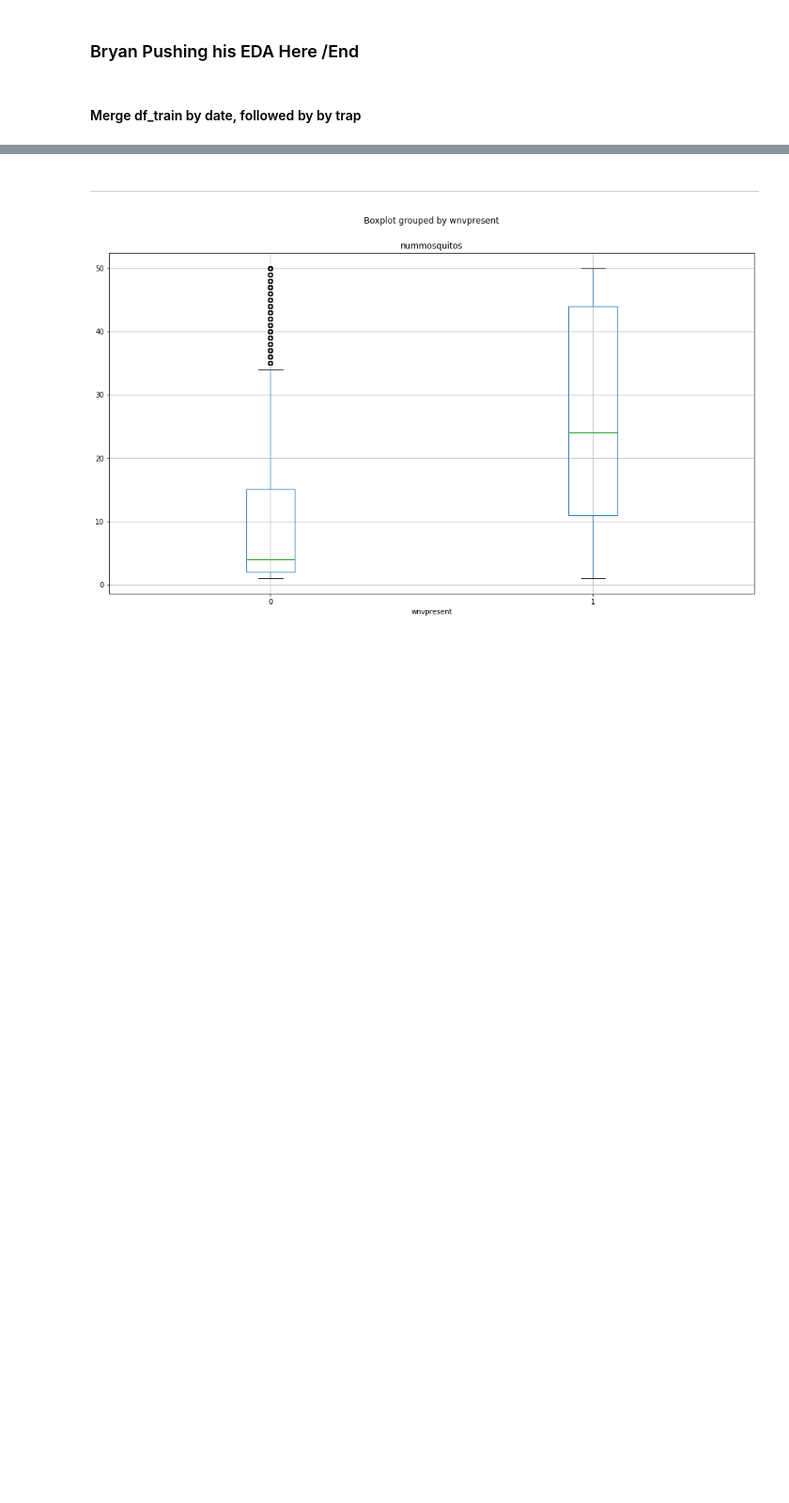
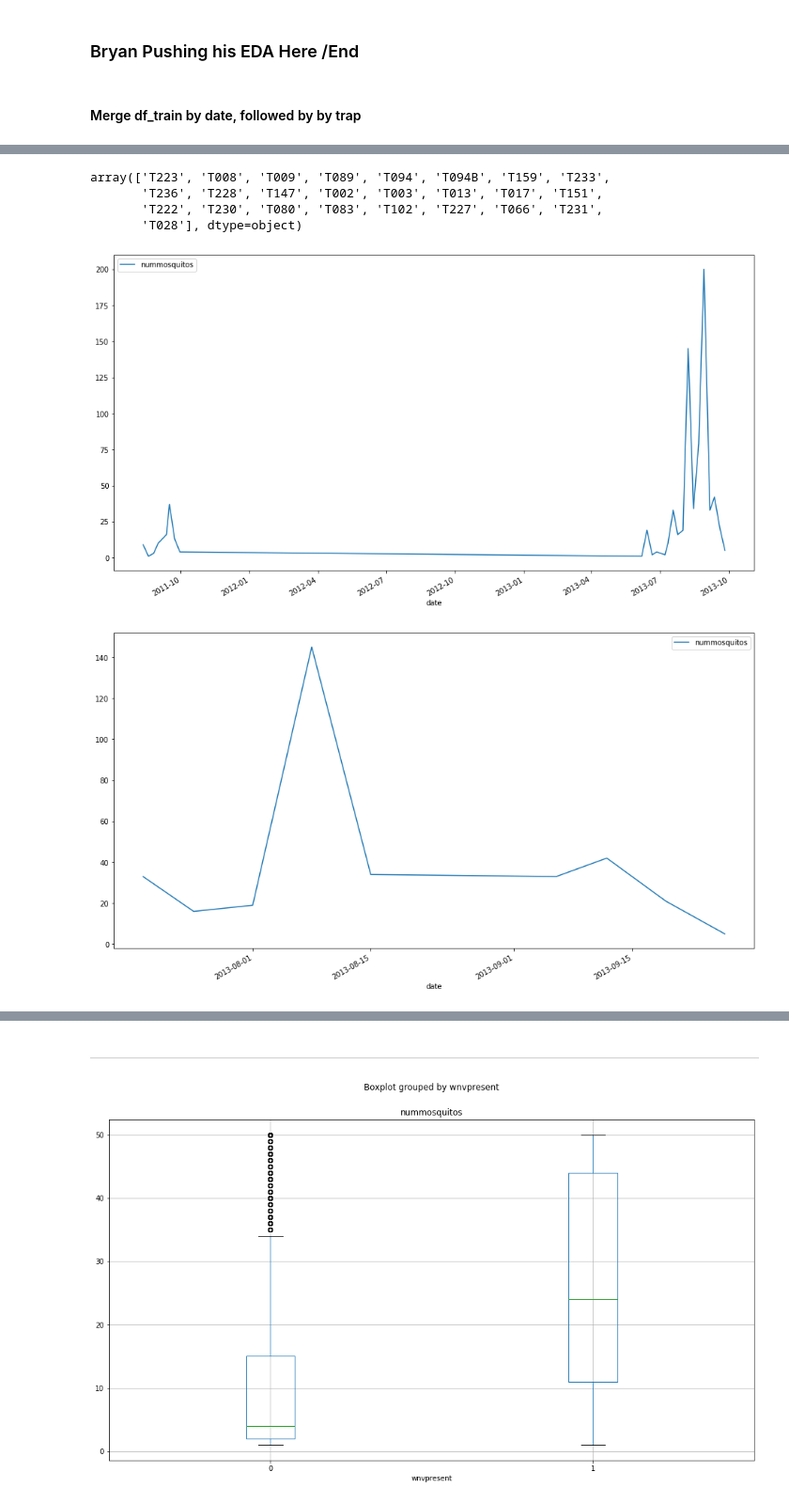
Before and after one commit to DSI-14-P4-BARJ/Project_4_West_Nile_Virus_Prediction, a Jupyter notebook: code/Project_4_West_Nile_Virus_Prediction.ipynb, the cells around one changed output, grey strips where cells are left out. Shown at 94% size. Saved outputs shown, nothing was run; the diff lists cells and outputs as text; code cells hidden in the pictures; blank space fills up the shorter version.

```diff
--- a/code/Project_4_West_Nile_Virus_Prediction.ipynb
+++ b/code/Project_4_West_Nile_Virus_Prediction.ipynb
@@ -724,0 +803,14 @@ df_train_bydate_trap['iswnvspecies'] = df_train_bydate_trap['species'].str.conta
+# %%
+df_train_bydate_trap[df_train_bydate_trap['is_spray']==1].loc[:,['trap']]['trap'].unique()
+# %% [output]
+array(['T223', 'T008', 'T009', 'T089', 'T094', 'T094B', 'T159', 'T233',
+       'T236', 'T228', 'T147', 'T002', 'T003', 'T013', 'T017', 'T151',
+       'T222', 'T230', 'T080', 'T083', 'T102', 'T227', 'T066', 'T231',
+       'T028'], dtype=object)
+# %%
+test_df = df_train_bydate_trap[df_train_bydate_trap['trap']=='T233']
+test_df.plot(x='date',y='nummosquitos',figsize=(16,9))
+test_df[test_df['is_spray']==1].plot(x='date',y='nummosquitos',figsize=(16,9));
+# %% [output]
+[figure, added]
+[figure, added]
```
Also changed, not shown: parts of 94 cells of this notebook, 2 other files.
